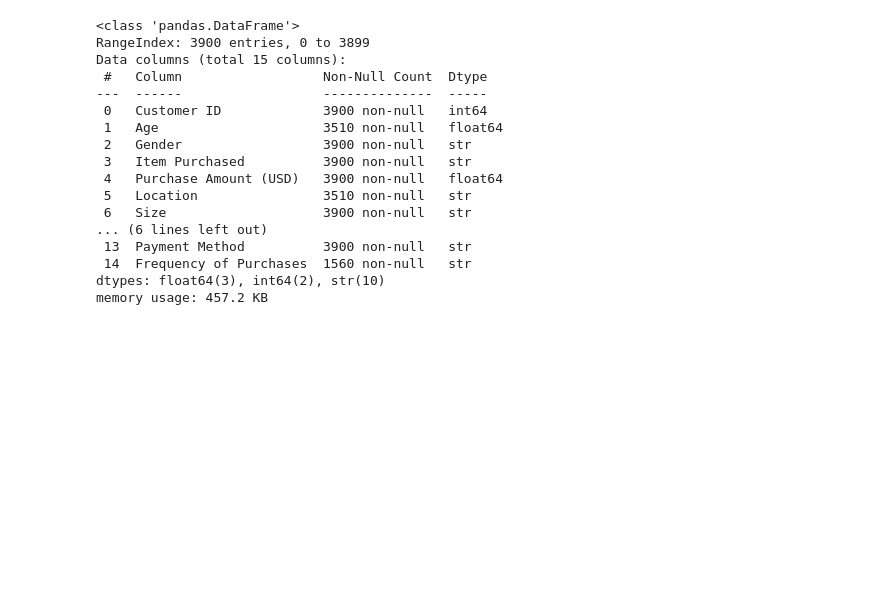
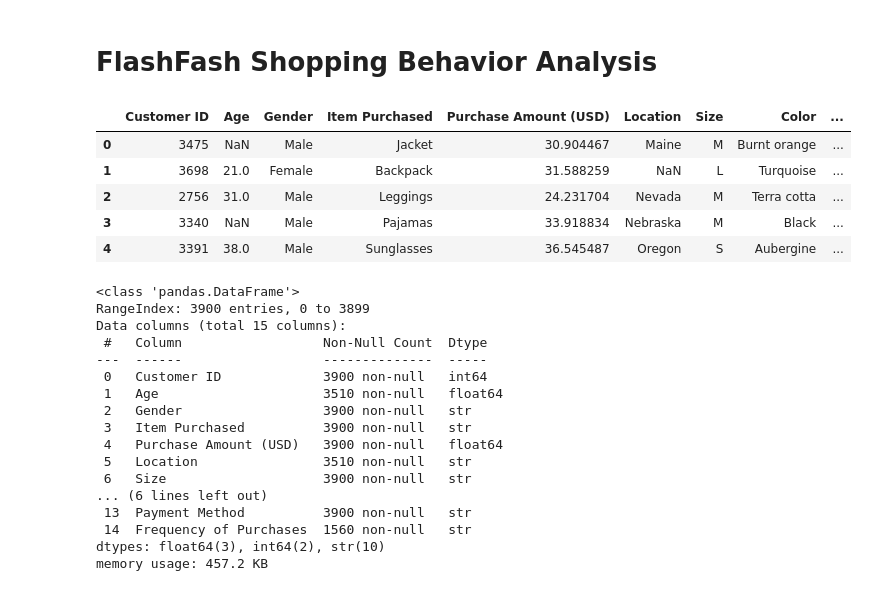
Before and after one commit to Fikunayomi/shopping-behavior, a Jupyter notebook: shopping_behavior.ipynb, the cells around one changed output. Drawn from its saved outputs; the diff is of its cells as text; code cells hidden in the pictures; blank space fills up the shorter version.

Commit message:
add analysis notebook and results

```diff
--- a/shopping_behavior.ipynb
+++ b/shopping_behavior.ipynb
@@ -1,2 +1,4 @@
+# %% [markdown]
+# FlashFash Shopping Behavior Analysis
 # %%
 import pandas as pd
@@ -3,5 +6,14 @@ import pandas as pd
 # %%
 df = pd.read_csv("data/raw/shopping.csv")
+# %%
+df.head()
+# %% [output]
+|  | Customer ID | Age | Gender | Item Purchased | Purchase Amount (USD) | Location | Size | Color | ... |
+| 0 | 3475 | NaN | Male | Jacket | 30.904467 | Maine | M | Burnt orange | ... |
+| 1 | 3698 | 21.0 | Female | Backpack | 31.588259 | NaN | L | Turquoise | ... |
+| 2 | 2756 | 31.0 | Male | Leggings | 24.231704 | Nevada | M | Terra cotta | ... |
+| 3 | 3340 | NaN | Male | Pajamas | 33.918834 | Nebraska | M | Black | ... |
+| 4 | 3391 | 38.0 | Male | Sunglasses | 36.545487 | Oregon | S | Aubergine | ... |
 # %%
 df.info()
 # %% [output]
```
Also changed, not shown: parts of 27 cells of this notebook.
